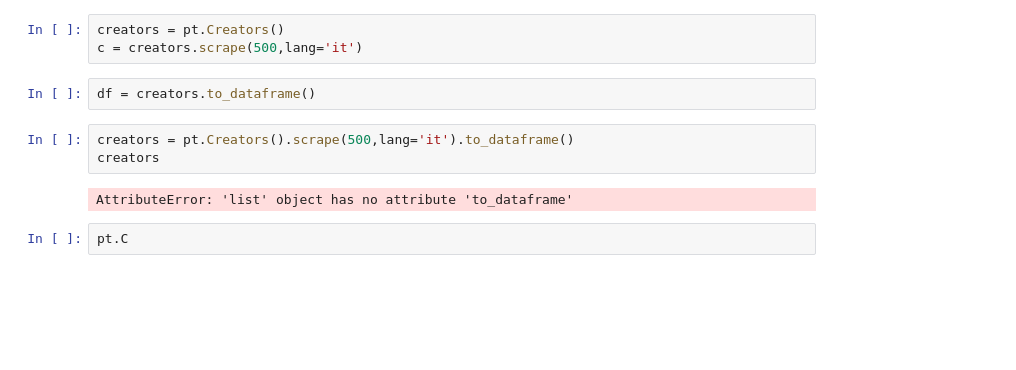
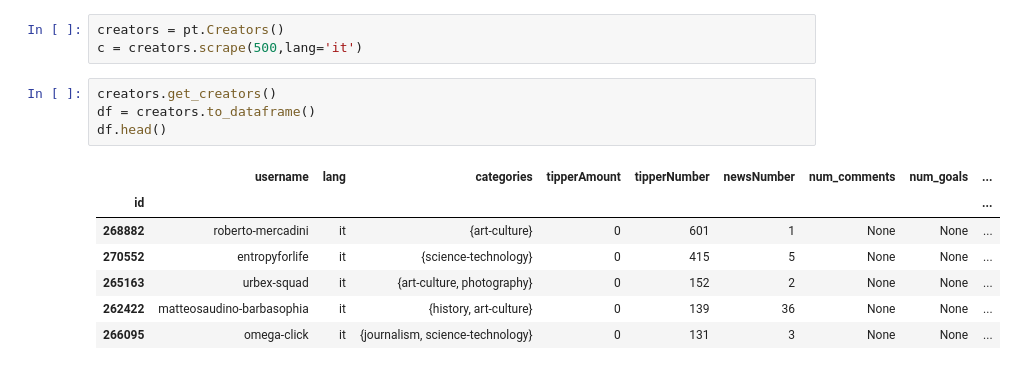
Before and after one commit to alberts96/pytipeee, a Jupyter notebook: src/test.ipynb, the cells around one changed output. Saved outputs shown, nothing was run; the diff lists cells and outputs as text; blank space fills up the shorter version.

```diff
--- a/src/test.ipynb
+++ b/src/test.ipynb
@@ -3,12 +3,15 @@ import pytipeee as pt
 # %%
 creators = pt.Creators()
 c = creators.scrape(500,lang='it')
-# %%
-df = creators.to_dataframe()
-# %%
-creators = pt.Creators().scrape(500,lang='it').to_dataframe()
-creators
-# %% [output]
-AttributeError: 'list' object has no attribute 'to_dataframe'
-# %%
-pt.C
+# %%
+creators.get_creators()
+df = creators.to_dataframe()
+df.head()
+# %% [output]
+|  | username | lang | categories | tipperAmount | tipperNumber | newsNumber | num_comments | num_goals | ... |
+| id |  |  |  |  |  |  |  |  | ... |
+| 268882 | roberto-mercadini | it | {art-culture} | 0 | 601 | 1 | None | None | ... |
+| 270552 | entropyforlife | it | {science-technology} | 0 | 415 | 5 | None | None | ... |
+| 265163 | urbex-squad | it | {art-culture, photography} | 0 | 152 | 2 | None | None | ... |
+| 262422 | matteosaudino-barbasophia | it | {history, art-culture} | 0 | 139 | 36 | None | None | ... |
+| 266095 | omega-click | it | {journalism, science-technology} | 0 | 131 | 3 | None | None | ... |
```
Also changed, not shown: parts of 3 cells of this notebook, 12 other files.
